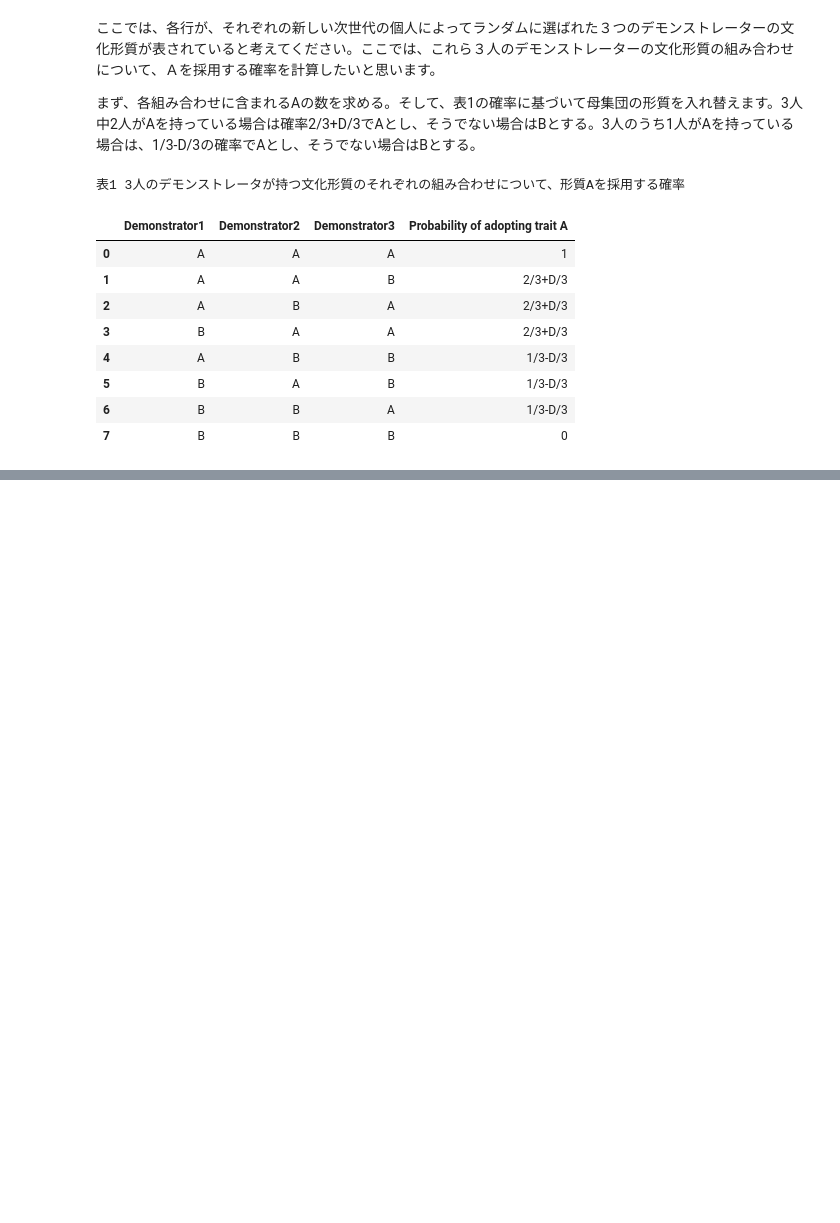
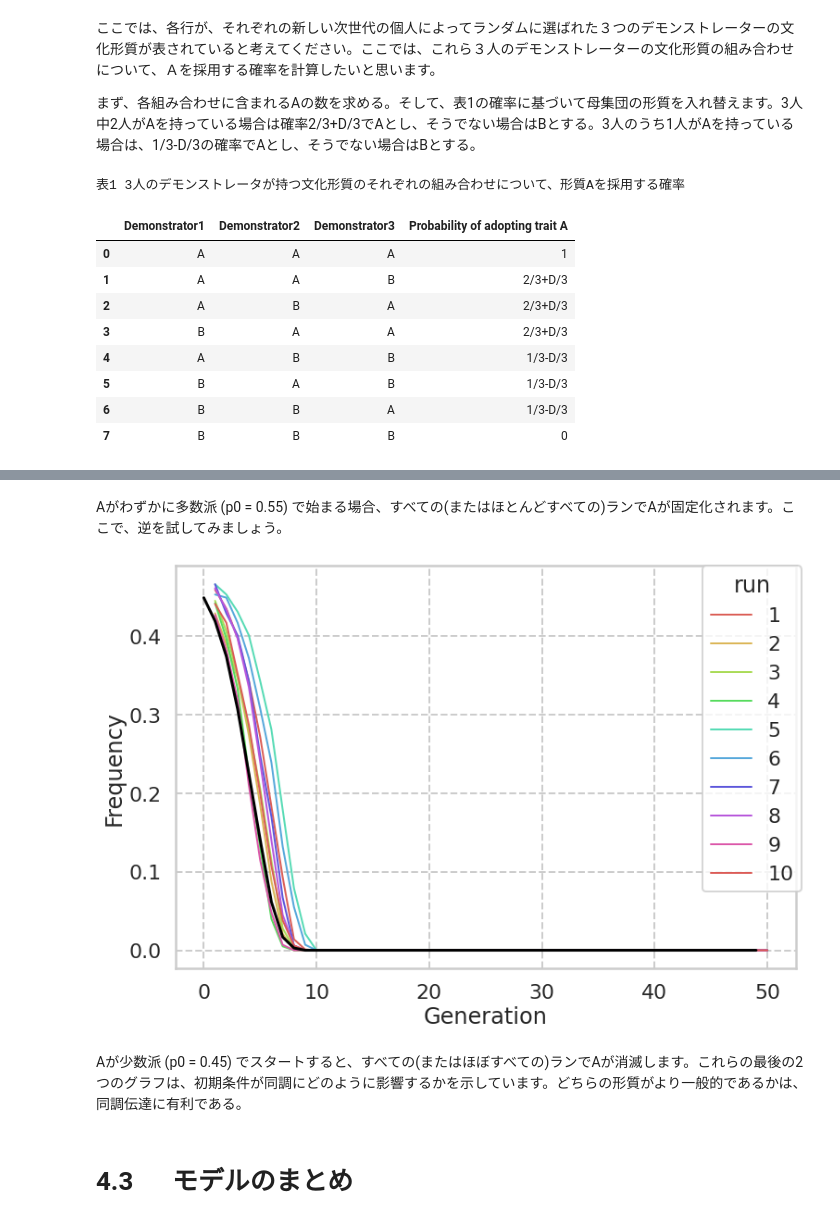
Before and after one commit to kidd000/Acerbi_Textbook, a Jupyter notebook: acerbi_CH4.ipynb, the cells around one changed output, grey strips where cells are left out. Cells and saved outputs as stored; diff of their text form; code cells hidden in the pictures; blank space fills up the shorter version.

```diff
--- a/acerbi_CH4.ipynb
+++ b/acerbi_CH4.ipynb
@@ -85,0 +350,11 @@ Table
+# %% [markdown]
+Aがわずかに多数派 (p0 = 0.55) で始まる場合、すべての(またはほとんどすべての)ランでAが固定化されます。ここで、逆を試してみましょう。
+# %%
+data_model_P45 = conformist_transmission(N = 1000, p_0 = 0.45, D = 1, t_max = 50, r_max = 10)
+plot_multiple_runs(data_model_P45, t_max=50)
+# %% [output]
+[figure, added]
+# %% [markdown]
+Aが少数派 (p0 = 0.45) でスタートすると、すべての(またはほぼすべての)ランでAが消滅します。これらの最後の2つのグラフは、初期条件が同調にどのように影響するかを示しています。どちらの形質がより一般的であるかは、同調伝達に有利である。
+# %% [markdown]
+# **4.3 　 モデルのまとめ**
```
Also changed, not shown: parts of 23 cells of this notebook.
